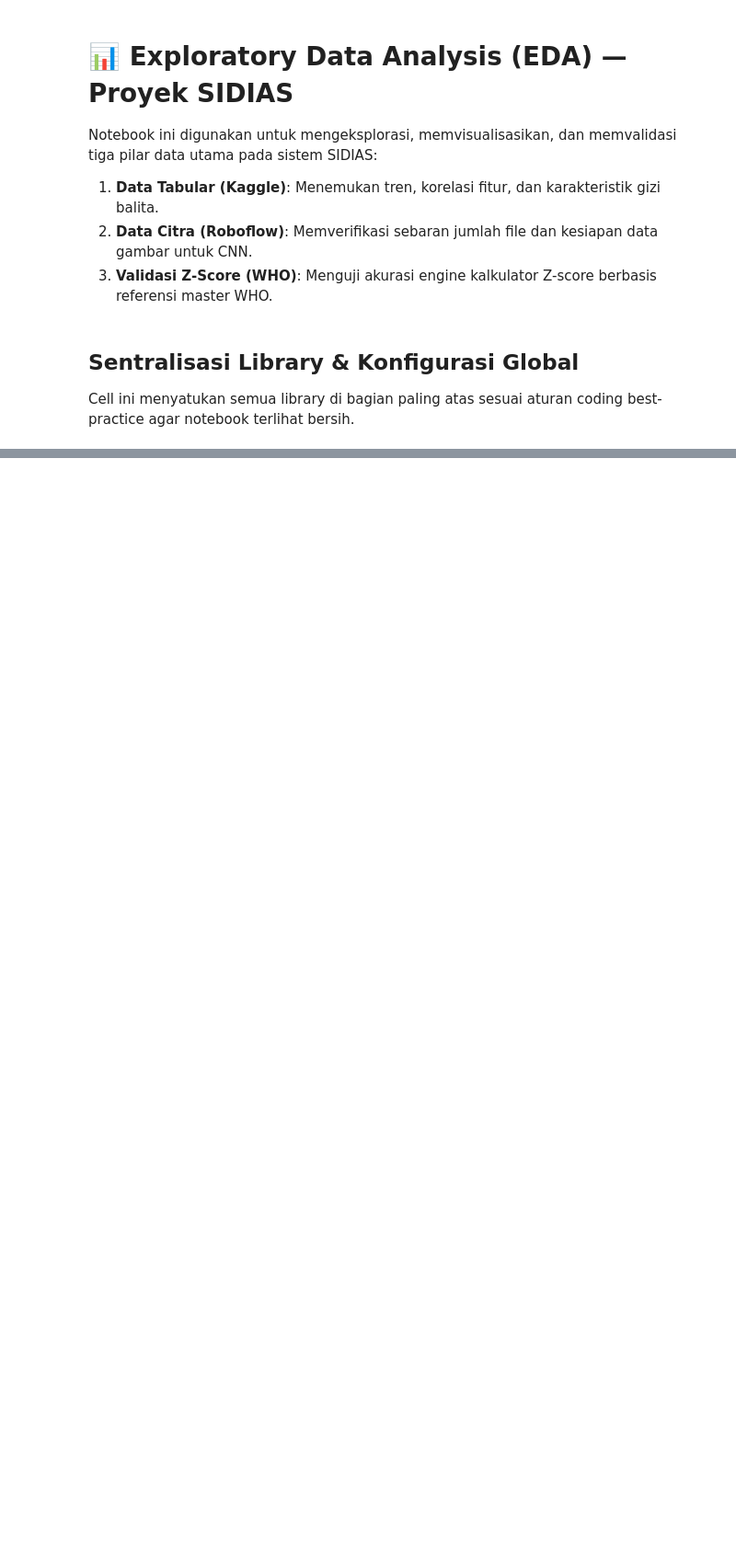
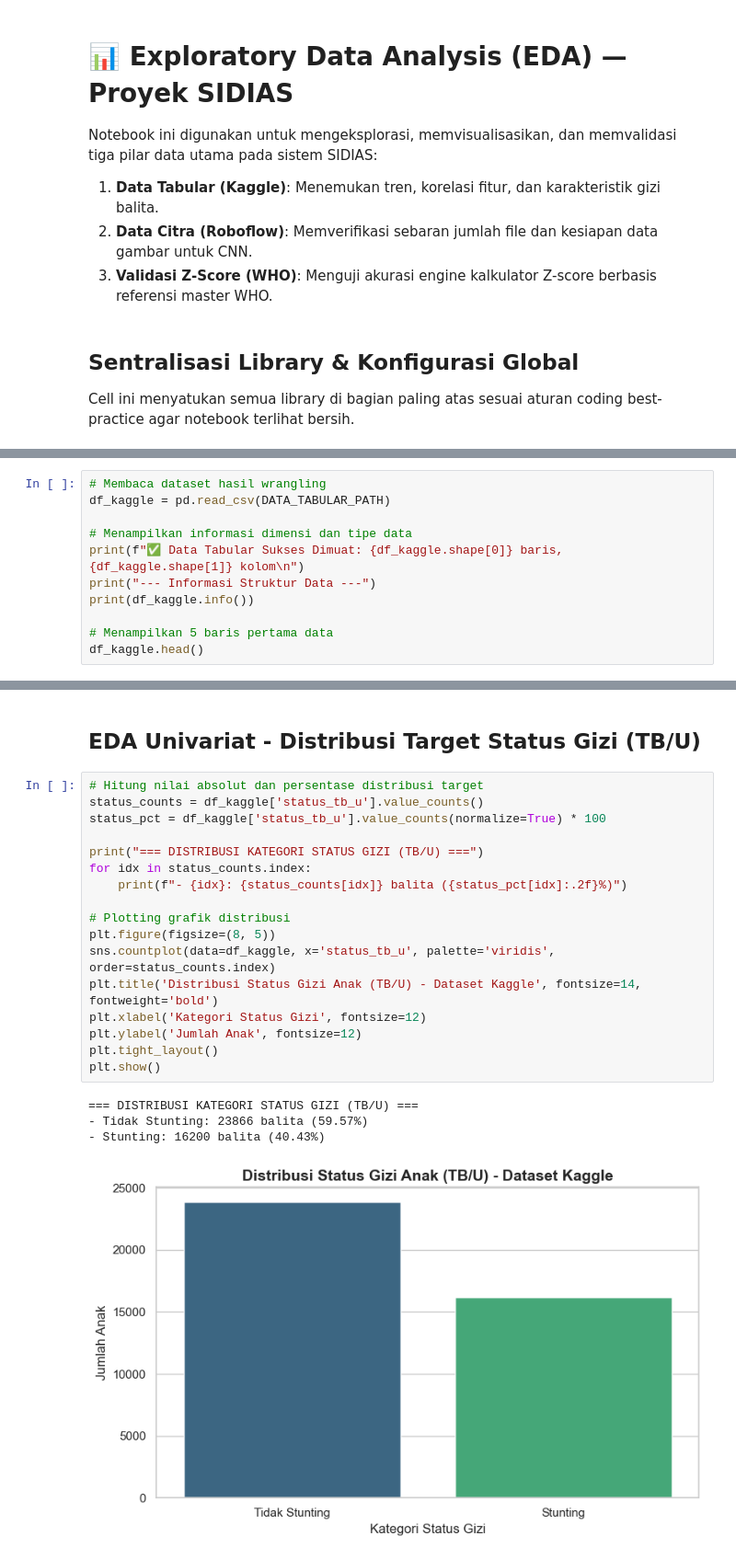
Before and after one commit to EgiJulian12/SIDIAS-, a Jupyter notebook: data_science/notebooks/EDA.ipynb, the cells around one changed output, grey strips where cells are left out. Shown at 92% size. Cells and saved outputs as stored; diff of their text form; blank space fills up the shorter version.

Commit message:
feat :: update code EDA 3 data

```diff
--- a/data_science/notebooks/EDA.ipynb
+++ b/data_science/notebooks/EDA.ipynb
@@ -520,0 +49,11 @@ Output: D:\Dicoding\capstone-project\SIDIAS-\data_science\reports\EDA_report.htm
+# %%
+# Membaca dataset hasil wrangling
+df_kaggle = pd.read_csv(DATA_TABULAR_PATH)
+
+# Menampilkan informasi dimensi dan tipe data
+print(f"✅ Data Tabular Sukses Dimuat: {df_kaggle.shape[0]} baris, {df_kaggle.shape[1]} kolom\n")
+print("--- Informasi Struktur Data ---")
+print(df_kaggle.info())
+
+# Menampilkan 5 baris pertama data
+df_kaggle.head()
@@ -520,0 +84,24 @@ Output: D:\Dicoding\capstone-project\SIDIAS-\data_science\reports\EDA_report.htm
+# %% [markdown]
+## EDA Univariat - Distribusi Target Status Gizi (TB/U)
+# %%
+# Hitung nilai absolut dan persentase distribusi target
+status_counts = df_kaggle['status_tb_u'].value_counts()
+status_pct = df_kaggle['status_tb_u'].value_counts(normalize=True) * 100
+
+print("=== DISTRIBUSI KATEGORI STATUS GIZI (TB/U) ===")
+for idx in status_counts.index:
+    print(f"- {idx}: {status_counts[idx]} balita ({status_pct[idx]:.2f}%)")
+
+# Plotting grafik distribusi
+plt.figure(figsize=(8, 5))
+sns.countplot(data=df_kaggle, x='status_tb_u', palette='viridis', order=status_counts.index)
+plt.title('Distribusi Status Gizi Anak (TB/U) - Dataset Kaggle', fontsize=14, fontweight='bold')
+plt.xlabel('Kategori Status Gizi', fontsize=12)
+plt.ylabel('Jumlah Anak', fontsize=12)
+plt.tight_layout()
+plt.show()
+# %% [output]
+=== DISTRIBUSI KATEGORI STATUS GIZI (TB/U) ===
+- Tidak Stunting: 23866 balita (59.57%)
+- Stunting: 16200 balita (40.43%)
+[figure, added]
```
Also changed, not shown: parts of 44 cells of this notebook, 1 other file.
